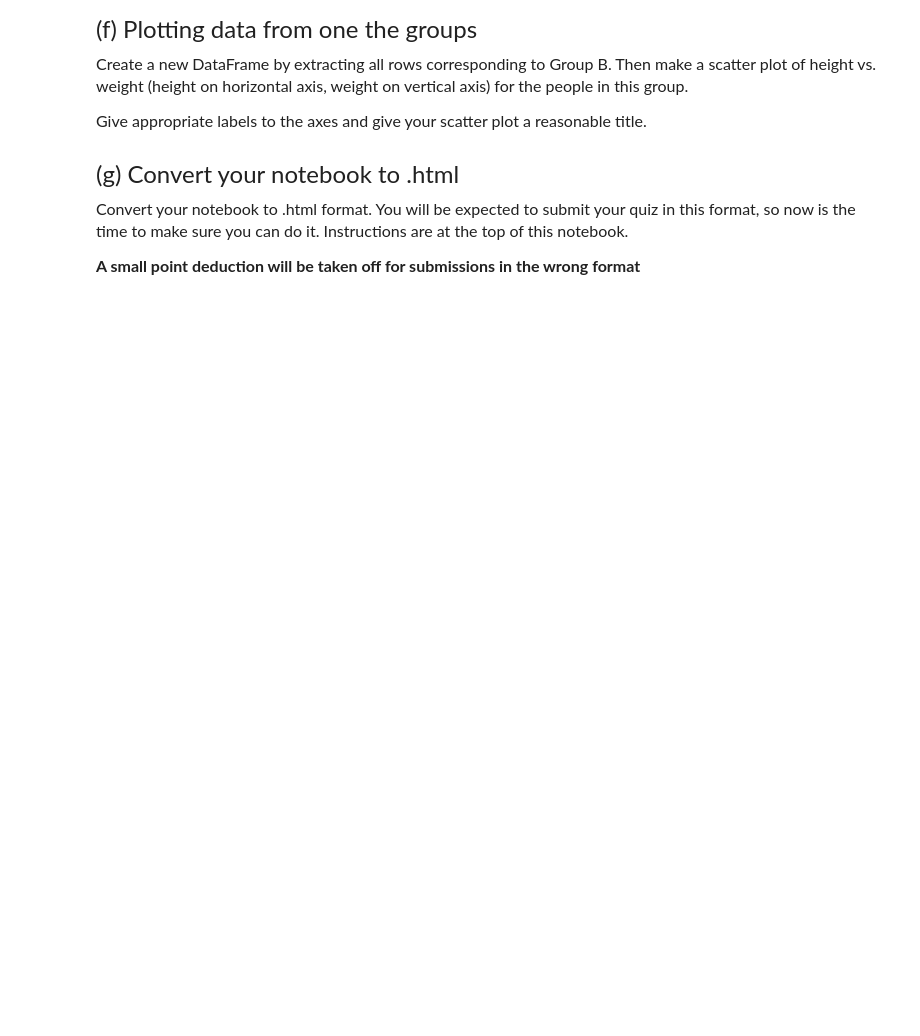
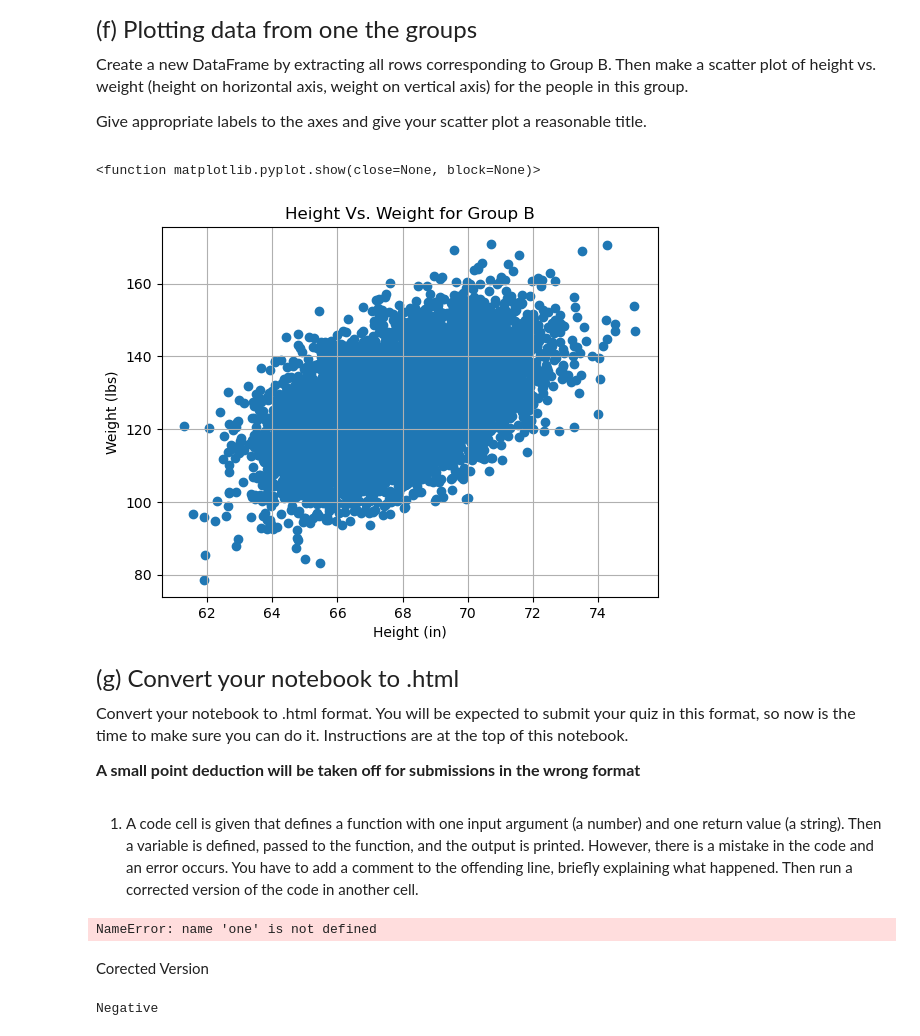
Before and after one commit to gabevu/qtm151fall2025, a Jupyter notebook: practice_quiz_2/practice_quiz.ipynb, the cells around one changed output. Drawn from its saved outputs; the diff is of its cells as text; code cells hidden in the pictures; blank space fills up the shorter version.

```diff
--- a/practice_quiz_2/practice_quiz.ipynb
+++ b/practice_quiz_2/practice_quiz.ipynb
@@ -73,3 +74,6 @@ If you get an error, you must figure out what the issue is.
 # %%
 # create a DataFrame by loading in the data
 # You will need this for questions later.
+
+HeightWeight_Quiz = pd.read_csv("data_folder/HeightWeight-quiz.csv")
+print(HeightWeight_Quiz)
@@ -160,3 +238,8 @@ Randomly assign each person in the dataset one of three possible strings: ``"A"`
 **Hint**: Randomly choosing among 3 strings is not much different from randomly choosing among 4 numbers, which is what we did in Lecture 11
 # %%
 # Write your answer here:
+import numpy as np
+num_rows, num_cols = HeightWeight_Quiz.shape
+group_letter = np.random.choice(["A","B","C"], size = num_rows)
+HeightWeight_Quiz["Group"] = group_letter
+HeightWeight_Quiz
@@ -172,6 +269,22 @@ Create a new DataFrame by extracting all rows corresponding to Group B. Then mak
 Give appropriate labels to the axes and give your scatter plot a reasonable title.
 # %%
 # Write your answer here:
+import matplotlib.pyplot as plt
+Group_B = HeightWeight_Quiz.query("Group == 'B'")
+
+x_values = Group_B["Height_Inches"]
+y_values = Group_B["Weight_Pounds"]
+
+
+plt.scatter(x_values, y_values)
+plt.xlabel("Height (in)")
+plt.ylabel("Weight (lbs)")
+plt.title("Height Vs. Weight for Group B")
+plt.grid("TRUE")
+plt.show
+# %% [output]
+<function matplotlib.pyplot.show(close=None, block=None)>
+[figure, added]
 # %% [markdown]
 <font size = "5">
 
@@ -182,3 +295,34 @@ Give appropriate labels to the axes and give your scatter plot a reasonable titl
 Convert your notebook to .html format. You will be expected to submit your quiz in this format, so now is the time to make sure you can do it. Instructions are at the top of this notebook.
 
 **A small point deduction will be taken off for submissions in the wrong format**
+# %% [markdown]
+1. A code cell is given that defines a function with one input argument (a number) and one return value (a string). Then a variable is defined, passed to the function, and the output is printed. However, there is a mistake in the code and an error occurs. You have to add a comment to the offending line, briefly explaining what happened. Then run a corrected version of the code in another cell.
+# %%
+def num_to_string(x):
+    if x > 0:
+        return one  # ❌ The string should be in quotation marks
+    else:
+        return "Negative"
+
+value = 10
+result = num_to_string(value)
+print(result)
+# %% [output]
+NameError: name 'one' is not defined
+# %% [markdown]
+Corected Version
+# %%
+# The function was returning an integer instead of a string.
+# Strings must be enclosed in quotes.
+
+def num_to_string(x):
+    if x > 0:
+        return "Positive"
+    else:
+        return "Negative"
+
+value = -5
+result = num_to_string(value)
+print(result)
+# %% [output]
+Negative
```
Also changed, not shown: parts of 19 cells of this notebook, 3 other files.
